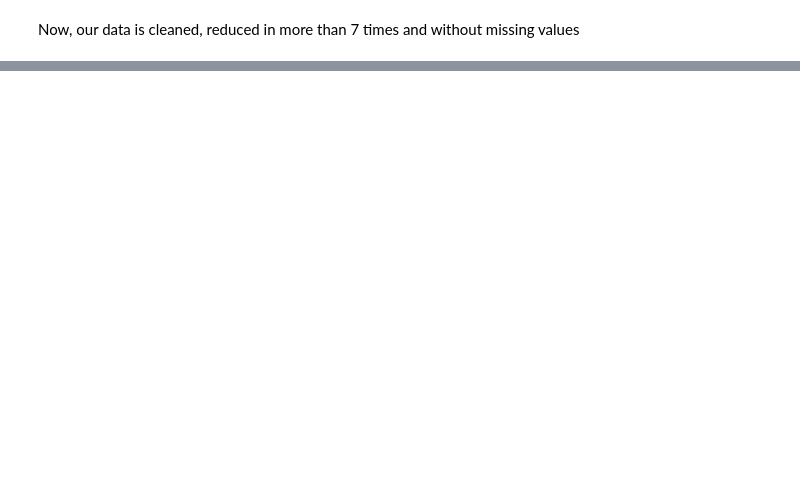
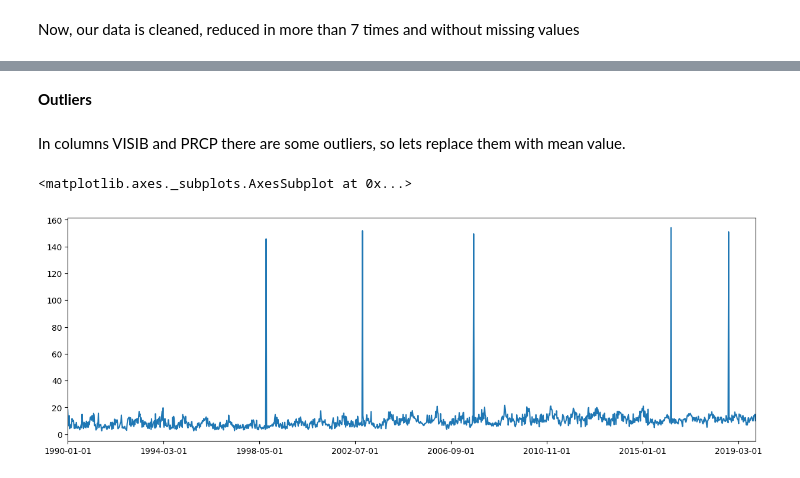
Before and after one commit to franchukpetro/Forest-fires-influence-analysis, a Jupyter notebook: prep/tokyo_prep.ipynb, the cells around one changed output, grey strips where cells are left out. Saved outputs shown, nothing was run; the diff lists cells and outputs as text; code cells hidden in the pictures; blank space fills up the shorter version.

Commit message:
Outliers handler added

```diff
--- a/prep/tokyo_prep.ipynb
+++ b/prep/tokyo_prep.ipynb
@@ -262 +237,3 @@ df.describe()
 | max | 88.200000 | 77.442857 | 1028.942857 | 999.900000 | 153.971429 | 10.271429 | 42.994286 |
+# %% [markdown]
+__Outliers__
@@ -262,0 +249,7 @@ df.describe()
+# %% [markdown]
+In columns VISIB and PRCP there are some outliers, so lets replace them with mean value.
+# %%
+df.VISIB.plot()
+# %% [output]
+<matplotlib.axes._subplots.AxesSubplot at 0x...>
+[figure, added]
```
Also changed, not shown: parts of 11 cells of this notebook.
